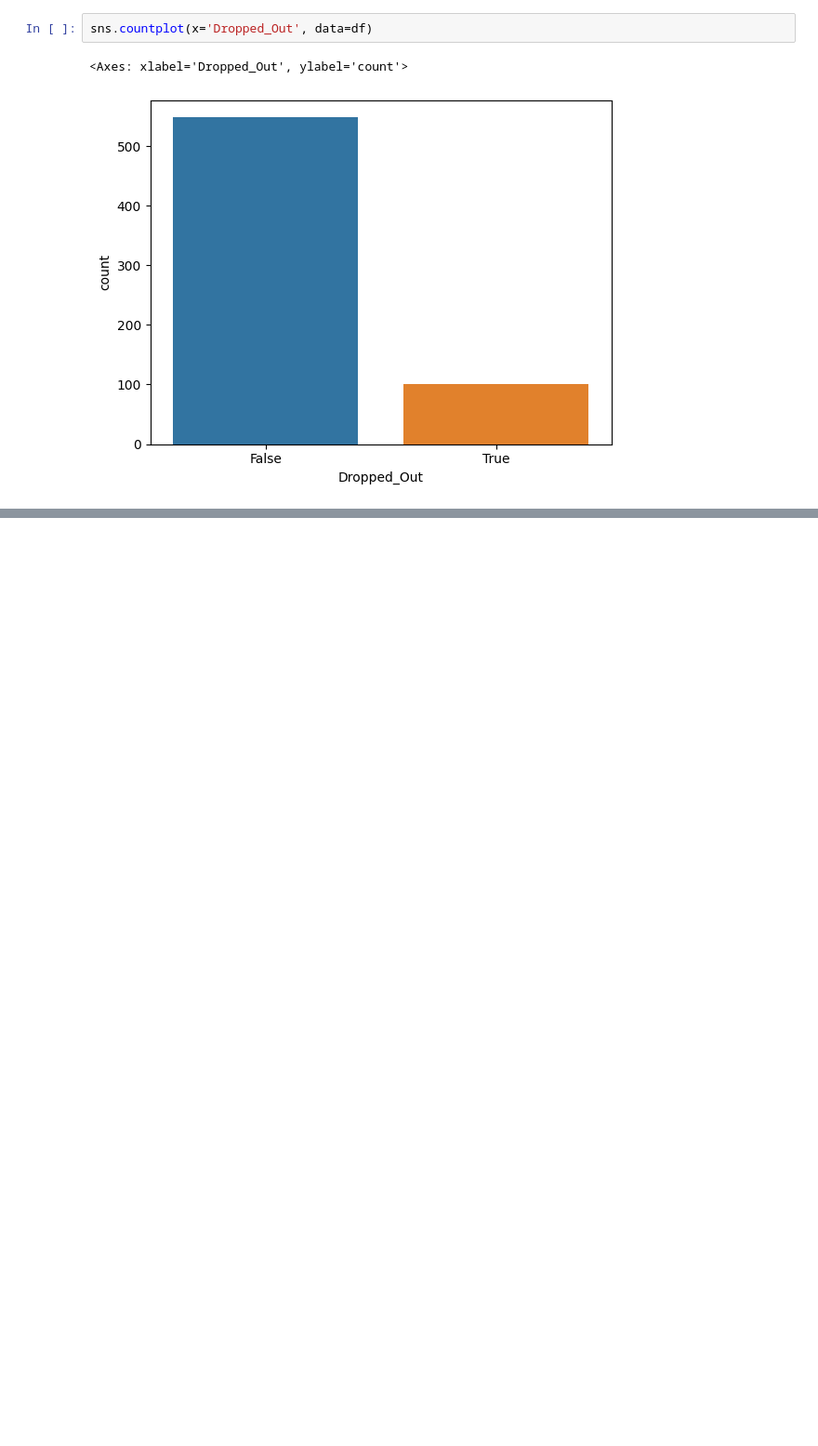
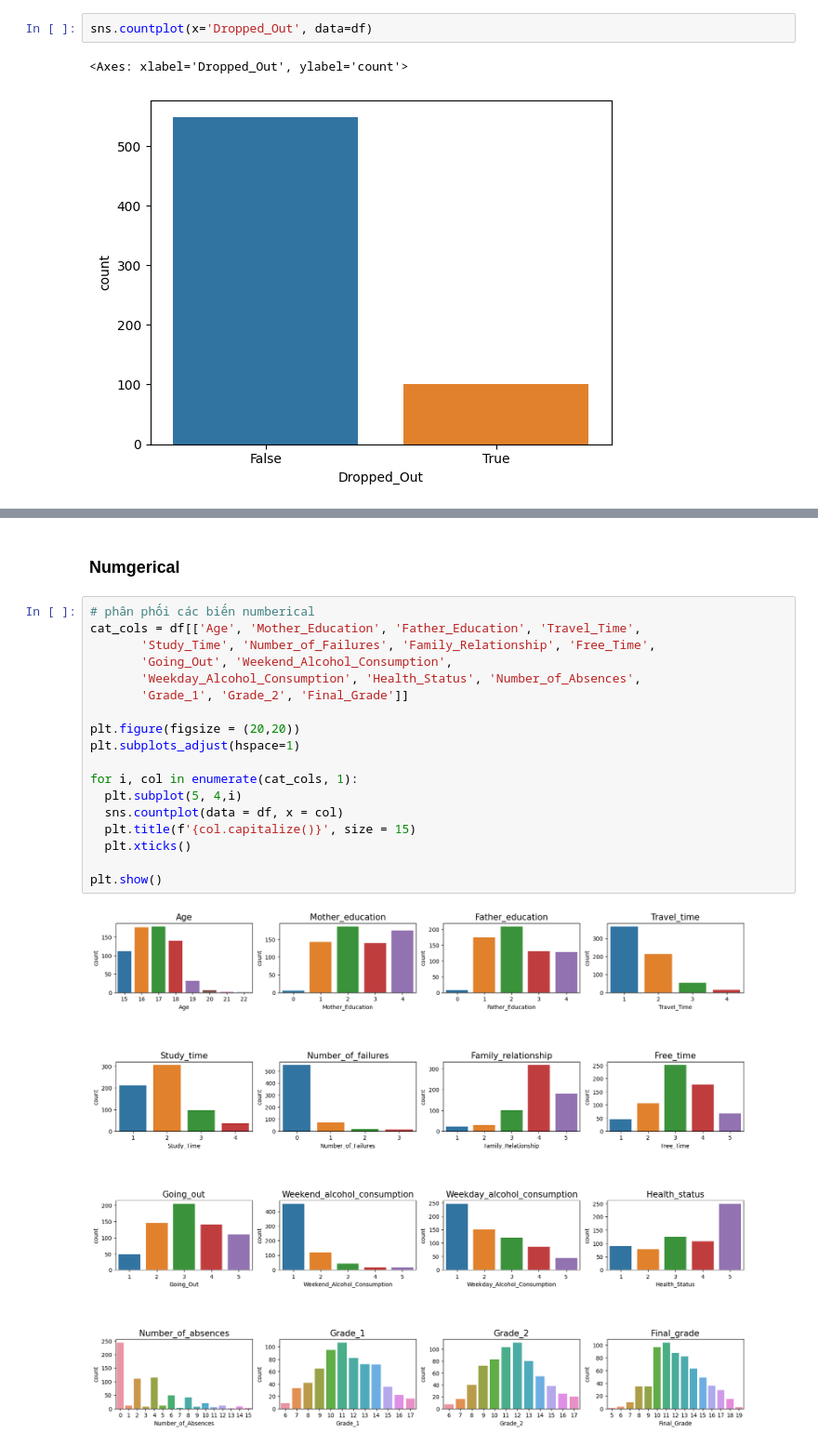
Before and after one commit to ThienNguyen3001/Student-Dropout-Analysis, a Jupyter notebook: Analysis.ipynb, the cells around one changed output, grey strips where cells are left out. Shown at 93% size. Cells and saved outputs as stored; diff of their text form; blank space fills up the shorter version.

```diff
--- a/Analysis.ipynb
+++ b/Analysis.ipynb
@@ -275,0 +298,22 @@ sns.countplot(x='Dropped_Out', data=df)
+# %% [markdown]
+### Numgerical
+# %%
+# phân phối các biến numberical
+cat_cols = df[['Age', 'Mother_Education', 'Father_Education', 'Travel_Time',
+       'Study_Time', 'Number_of_Failures', 'Family_Relationship', 'Free_Time',
+       'Going_Out', 'Weekend_Alcohol_Consumption',
+       'Weekday_Alcohol_Consumption', 'Health_Status', 'Number_of_Absences',
+       'Grade_1', 'Grade_2', 'Final_Grade']]
+
+plt.figure(figsize = (20,20))
+plt.subplots_adjust(hspace=1)
+
+for i, col in enumerate(cat_cols, 1):
+  plt.subplot(5, 4,i)
+  sns.countplot(data = df, x = col)
+  plt.title(f'{col.capitalize()}', size = 15)
+  plt.xticks()
+
+plt.show()
+# %% [output]
+[figure, added]
```
Also changed, not shown: parts of 4 cells of this notebook.
